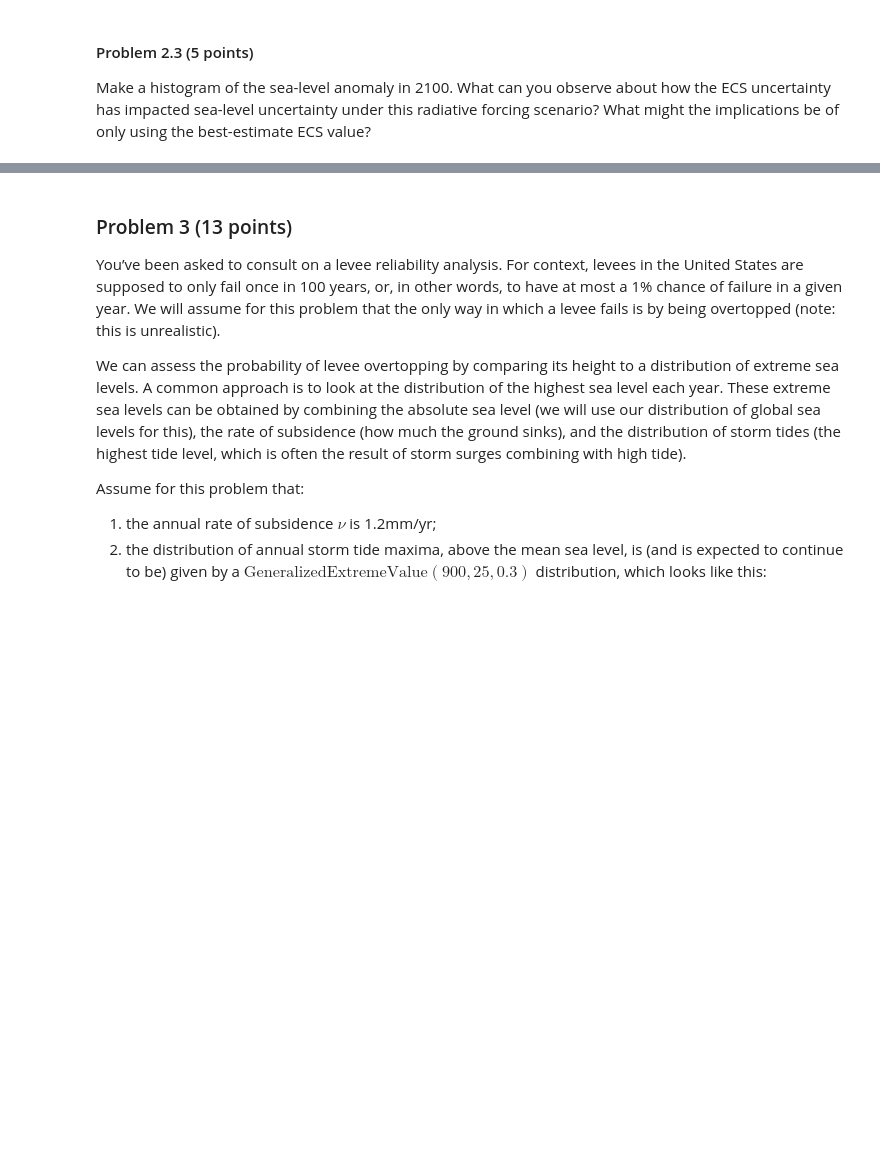
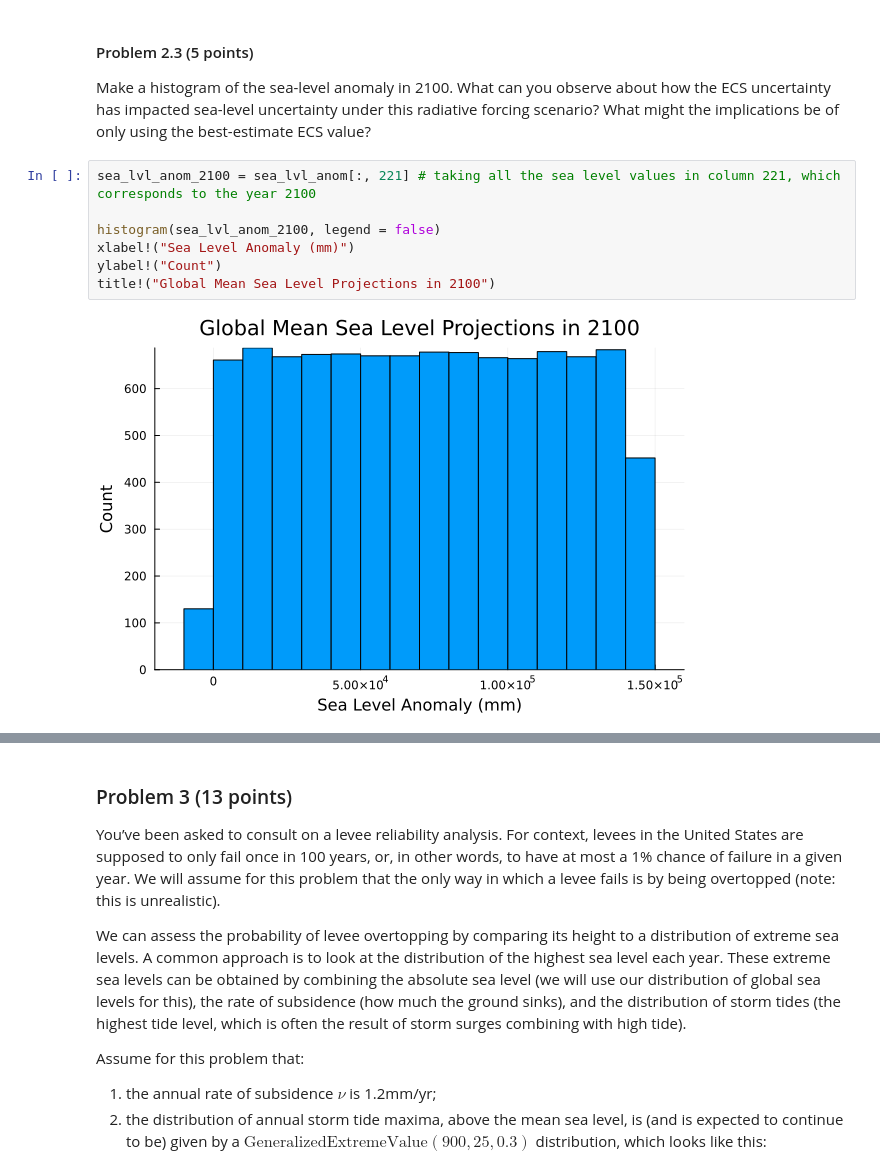
Before and after one commit to BEE4750-FA23/hw3-akshara-c, a Jupyter notebook: hw03.ipynb, the cells around one changed output, grey strips where cells are left out. Saved outputs shown, nothing was run; the diff lists cells and outputs as text; blank space fills up the shorter version.

```diff
--- a/hw03.ipynb
+++ b/hw03.ipynb
@@ -400,3 +403,12 @@ Make a histogram of the sea-level anomaly in 2100. What can you observe
 about how the ECS uncertainty has impacted sea-level uncertainty under
 this radiative forcing scenario? What might the implications be of only
 using the best-estimate ECS value?
+# %%
+sea_lvl_anom_2100 = sea_lvl_anom[:, 221] # taking all the sea level values in column 221, which corresponds to the year 2100
+
+histogram(sea_lvl_anom_2100, legend = false)
+xlabel!("Sea Level Anomaly (mm)")
+ylabel!("Count")
+title!("Global Mean Sea Level Projections in 2100")
+# %% [output]
+[figure, added]
```
Also changed, not shown: parts of 20 cells of this notebook.
